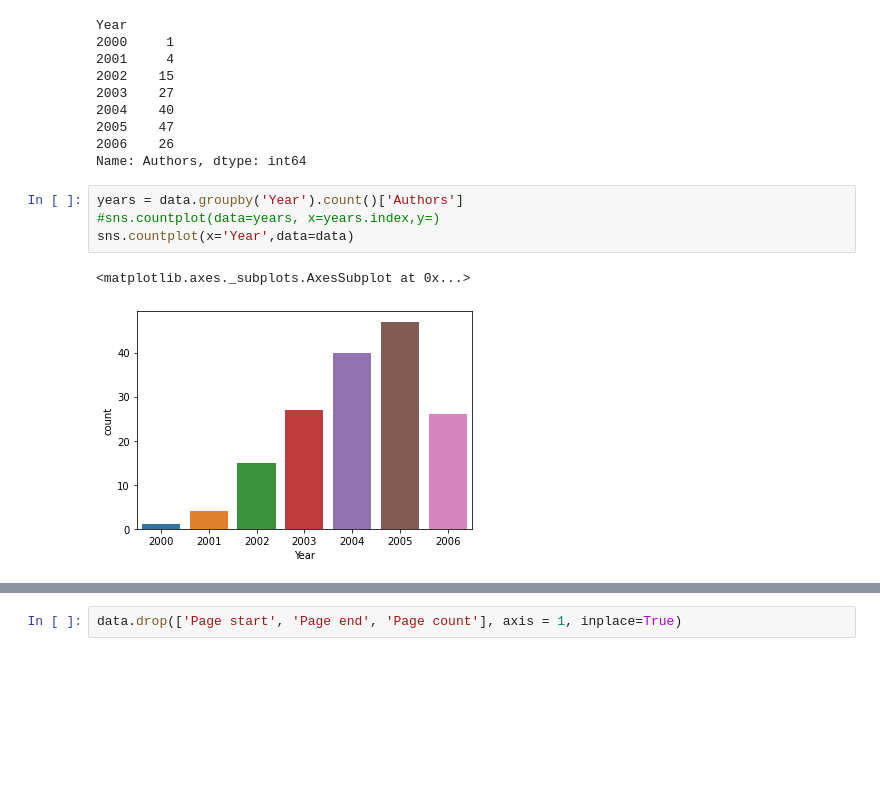
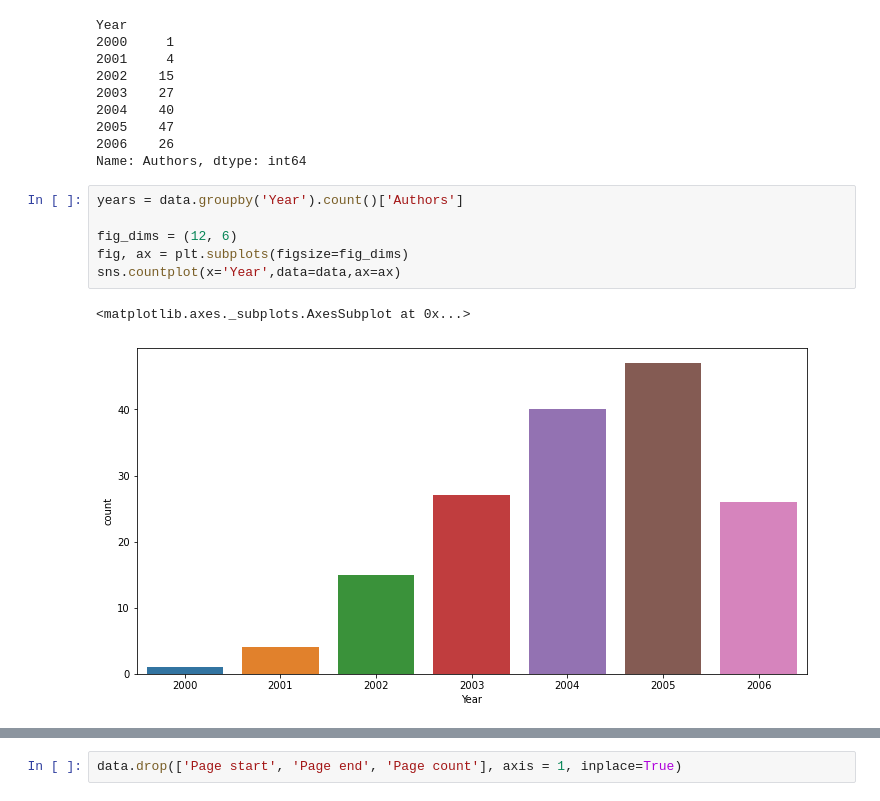
Before and after one commit to MaksOpp/web-intelligence-project, a Jupyter notebook: main.ipynb, the cells around one changed output, grey strips where cells are left out. Saved outputs shown, nothing was run; the diff lists cells and outputs as text; blank space fills up the shorter version.

```diff
--- a/main.ipynb
+++ b/main.ipynb
@@ -125,8 +128,10 @@ Year
 Name: Authors, dtype: int64
 # %%
 years = data.groupby('Year').count()['Authors']
-#sns.countplot(data=years, x=years.index,y=)
-sns.countplot(x='Year',data=data)
+
+fig_dims = (12, 6)
+fig, ax = plt.subplots(figsize=fig_dims)
+sns.countplot(x='Year',data=data,ax=ax)
 # %% [output]
 <matplotlib.axes._subplots.AxesSubplot at 0x...>
-[figure, old version]
+[figure, new version]
```
Also changed, not shown: parts of 5 cells of this notebook.
